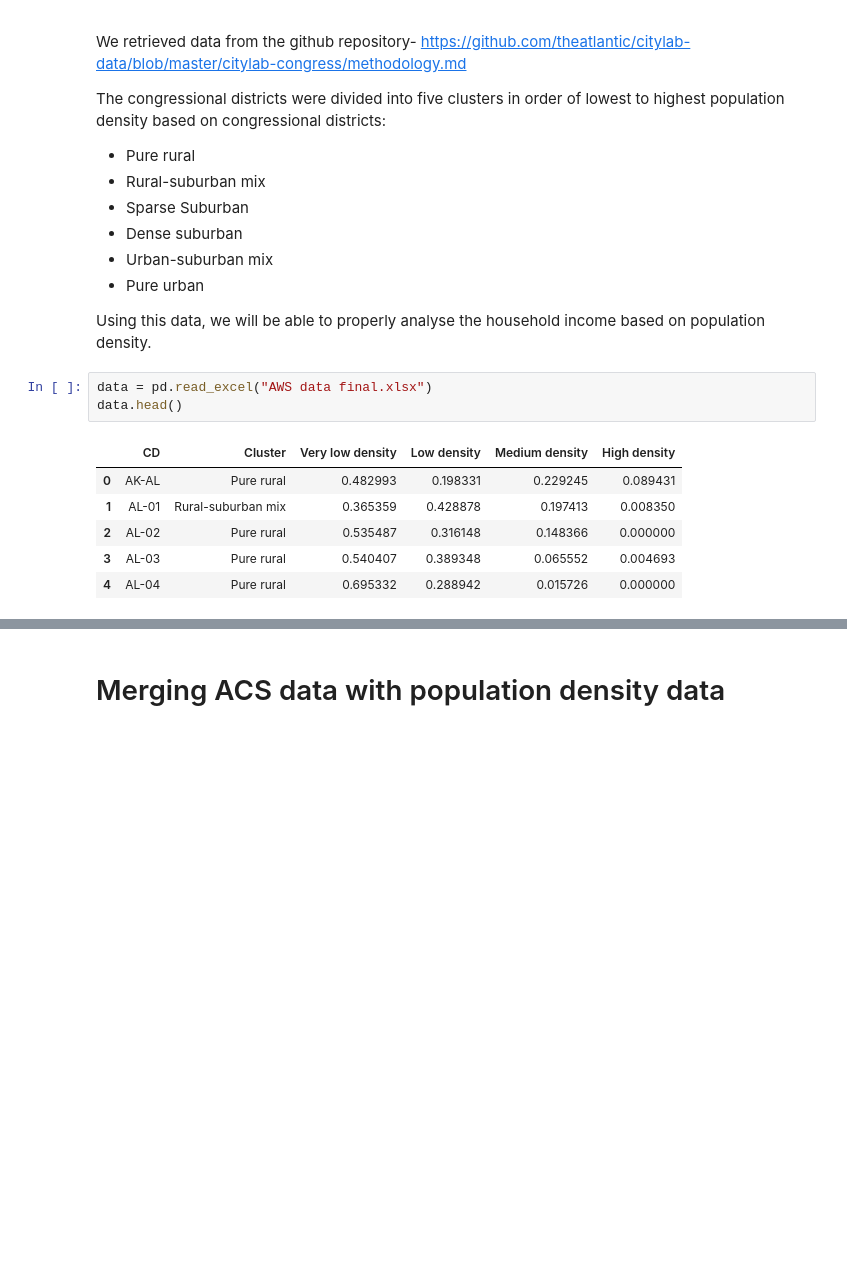
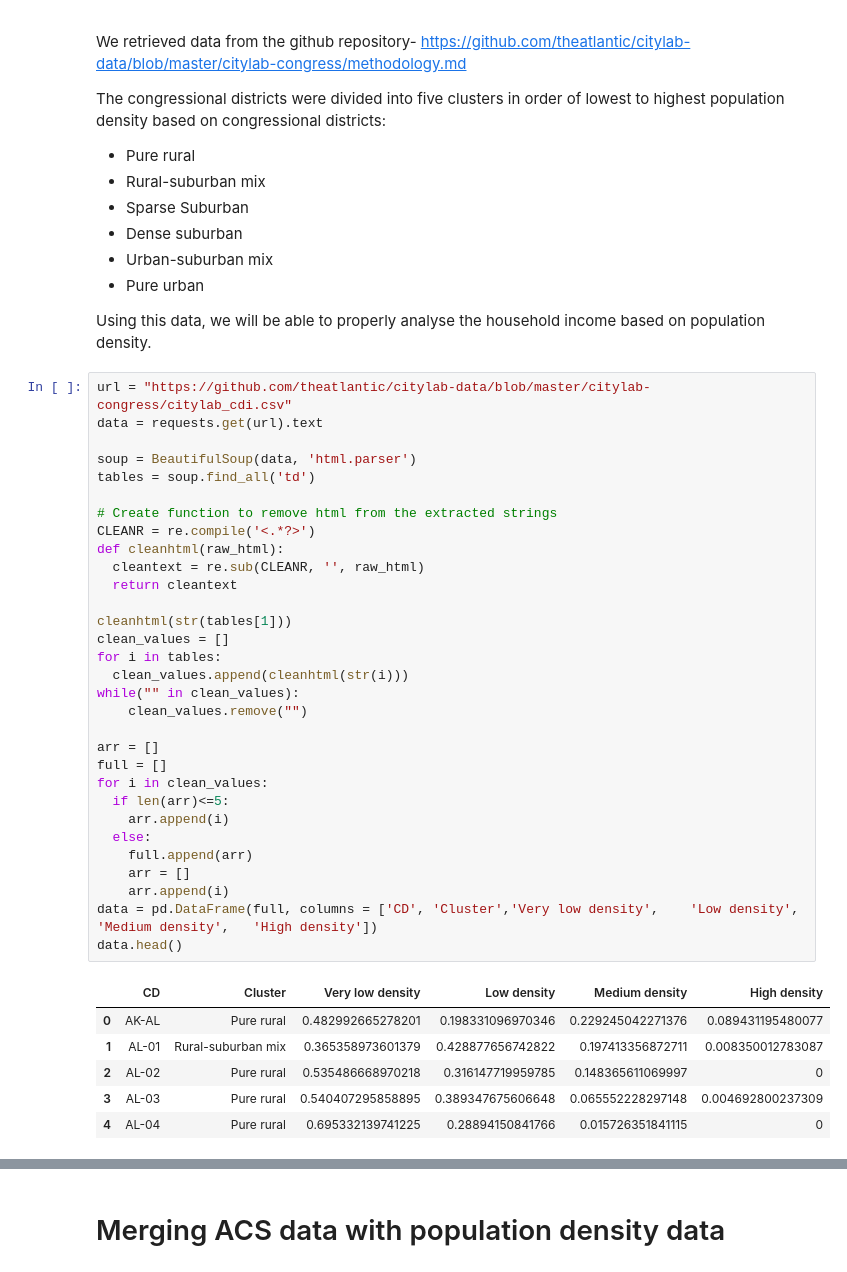
Before and after one commit to vibeeshK/Cloud-Computing-Project-1, a Jupyter notebook: AWS_Project_2_revision.ipynb, the cells around one changed output, grey strips where cells are left out. Drawn from its saved outputs; the diff is of its cells as text; blank space fills up the shorter version.

```diff
--- a/AWS_Project_2_revision.ipynb
+++ b/AWS_Project_2_revision.ipynb
@@ -82,16 +96,44 @@ The congressional districts were divided into five clusters in order of lowest t
 - Pure urban
 
 Using this data, we will be able to properly analyse the household income based on population density.
-# %%
-data = pd.read_excel("AWS data final.xlsx")
-data.head()
-# %% [output]
-|  | CD | Cluster | Very low density | Low density | Medium density | High density |
-| 0 | AK-AL | Pure rural | 0.482993 | 0.198331 | 0.229245 | 0.089431 |
-| 1 | AL-01 | Rural-suburban mix | 0.365359 | 0.428878 | 0.197413 | 0.008350 |
-| 2 | AL-02 | Pure rural | 0.535487 | 0.316148 | 0.148366 | 0.000000 |
-| 3 | AL-03 | Pure rural | 0.540407 | 0.389348 | 0.065552 | 0.004693 |
-| 4 | AL-04 | Pure rural | 0.695332 | 0.288942 | 0.015726 | 0.000000 |
+# %%
+url = "https://github.com/theatlantic/citylab-data/blob/master/citylab-congress/citylab_cdi.csv"
+data = requests.get(url).text
+
+soup = BeautifulSoup(data, 'html.parser')
+tables = soup.find_all('td')
+
+# Create function to remove html from the extracted strings
+CLEANR = re.compile('<.*?>')
+def cleanhtml(raw_html):
+  cleantext = re.sub(CLEANR, '', raw_html)
+  return cleantext
+
+cleanhtml(str(tables[1]))
+clean_values = []
+for i in tables:
+  clean_values.append(cleanhtml(str(i)))
+while("" in clean_values):
+    clean_values.remove("")
+
+arr = []
+full = []
+for i in clean_values:
+  if len(arr)<=5:
+    arr.append(i)
+  else:
+    full.append(arr)
+    arr = []
+    arr.append(i)
+data = pd.DataFrame(full, columns = ['CD', 'Cluster','Very low density',	'Low density',	'Medium density',	'High density'])
+data.head()
+# %% [output]
+|  | CD | Cluster | Very low density | Low density | Medium density | High density |
+| 0 | AK-AL | Pure rural | 0.482992665278201 | 0.198331096970346 | 0.229245042271376 | 0.089431195480077 |
+| 1 | AL-01 | Rural-suburban mix | 0.365358973601379 | 0.428877656742822 | 0.197413356872711 | 0.008350012783087 |
+| 2 | AL-02 | Pure rural | 0.535486668970218 | 0.316147719959785 | 0.148365611069997 | 0 |
+| 3 | AL-03 | Pure rural | 0.540407295858895 | 0.389347675606648 | 0.065552228297148 | 0.004692800237309 |
+| 4 | AL-04 | Pure rural | 0.695332139741225 | 0.28894150841766 | 0.015726351841115 | 0 |
 # %%
 # We clean the data before merging it with the ACS data
 
```
Also changed, not shown: parts of 2 cells of this notebook.
